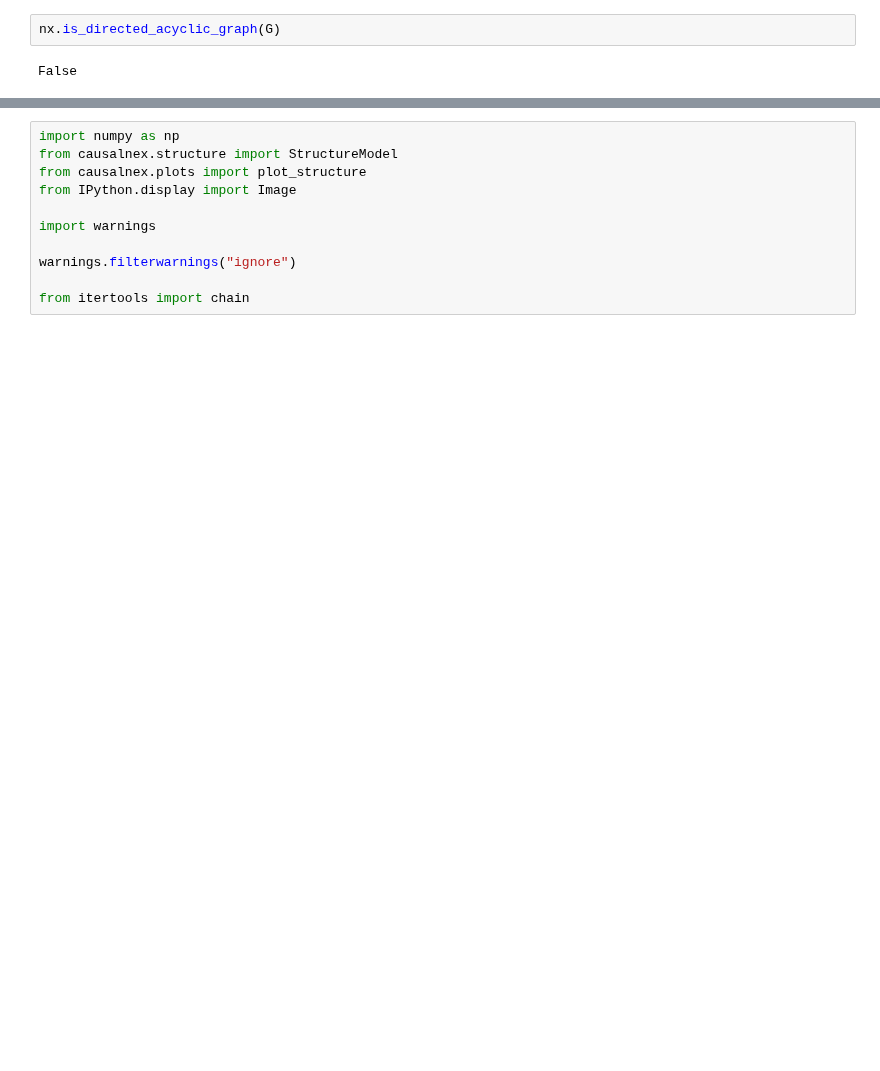
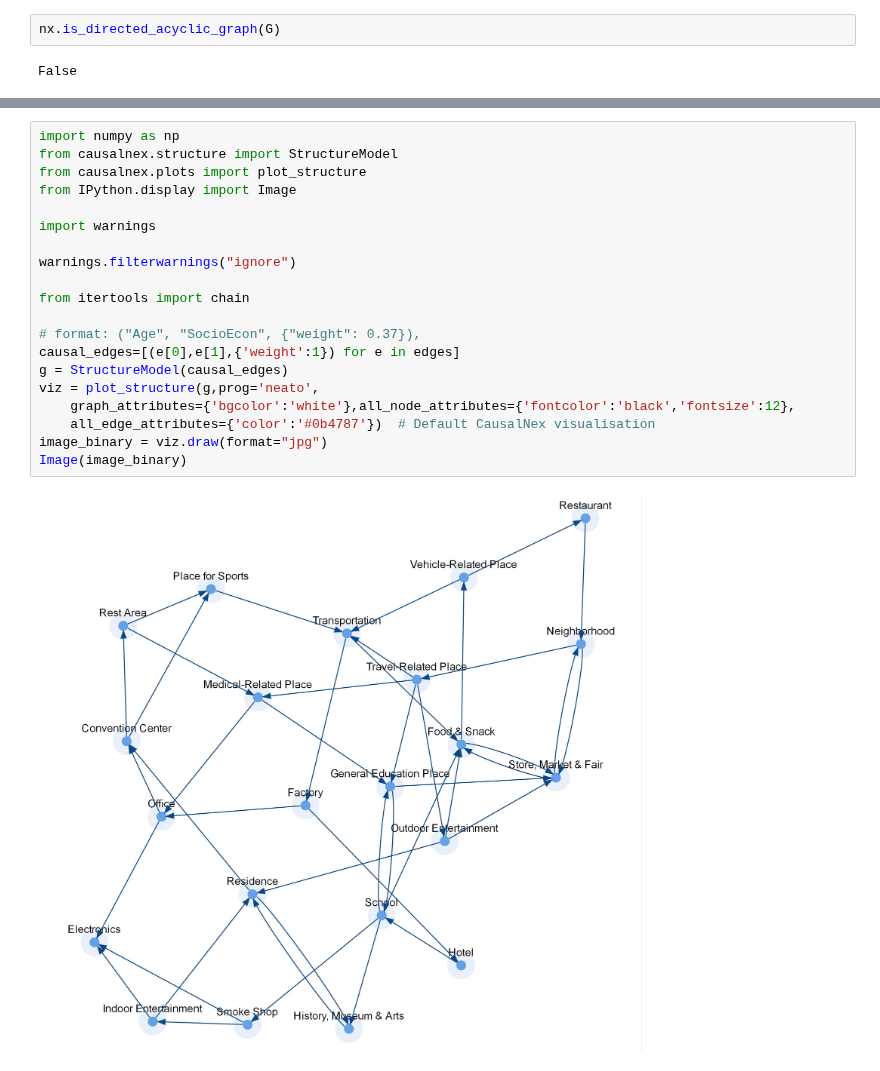
Before and after one commit to SU-Hongs/UROP_mining, a Jupyter notebook: FourSquare/r_4sq_result.ipynb, the cells around one changed output, grey strips where cells are left out. Saved outputs shown, nothing was run; the diff lists cells and outputs as text; blank space fills up the shorter version.

```diff
--- a/FourSquare/r_4sq_result.ipynb
+++ b/FourSquare/r_4sq_result.ipynb
@@ -209,11 +213,22 @@ for e in edges:
 # %%
 import numpy as np
 from causalnex.structure import StructureModel
 from causalnex.plots import plot_structure
 from IPython.display import Image
 
 import warnings
 
 warnings.filterwarnings("ignore")
 
 from itertools import chain
+
+# format: ("Age", "SocioEcon", {"weight": 0.37}),
+causal_edges=[(e[0],e[1],{'weight':1}) for e in edges]
+g = StructureModel(causal_edges)
+viz = plot_structure(g,prog='neato',
+    graph_attributes={'bgcolor':'white'},all_node_attributes={'fontcolor':'black','fontsize':12},
+    all_edge_attributes={'color':'#0b4787'})  # Default CausalNex visualisation
+image_binary = viz.draw(format="jpg")
+Image(image_binary)
+# %% [output]
+[figure, added]
```
Also changed, not shown: parts of 4 cells of this notebook, 2 other files.
